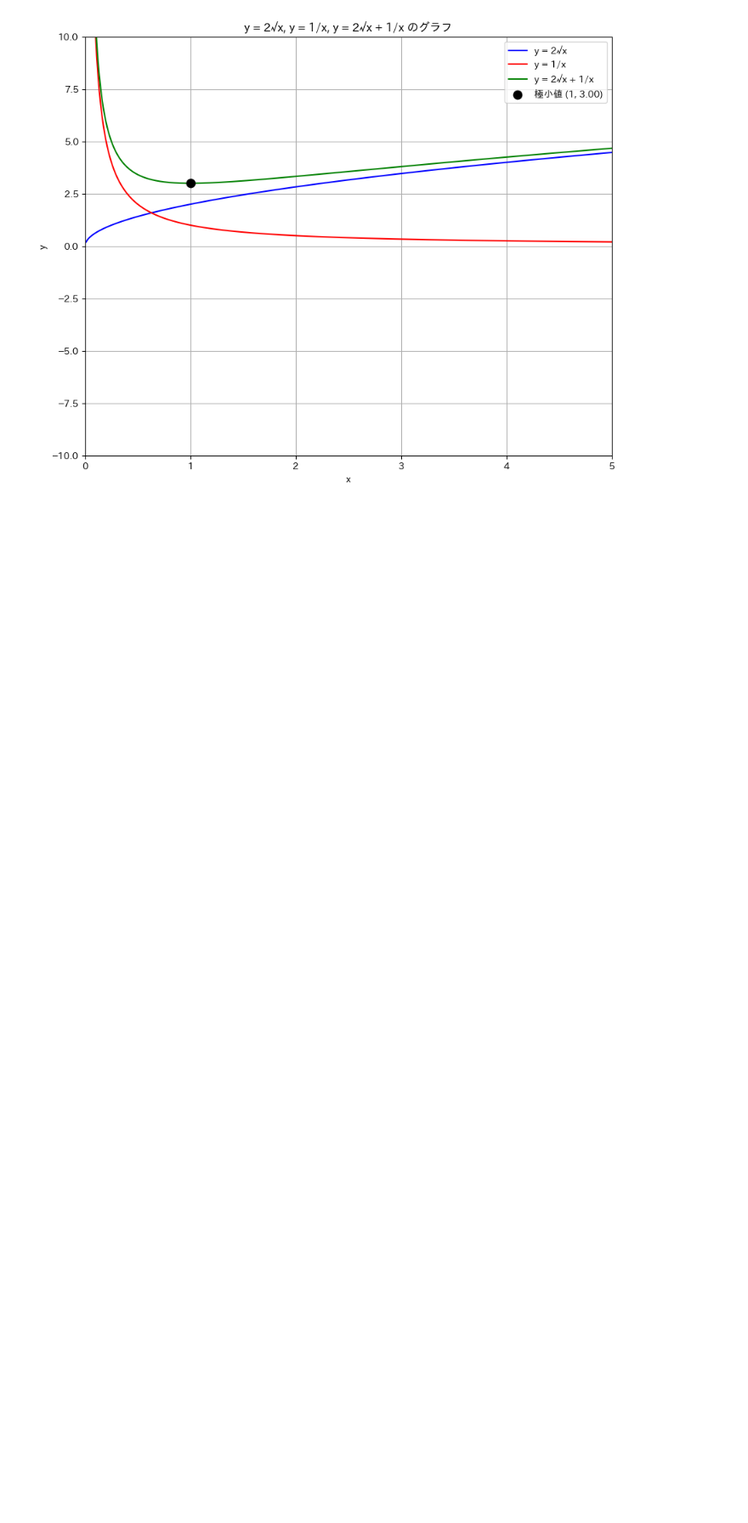
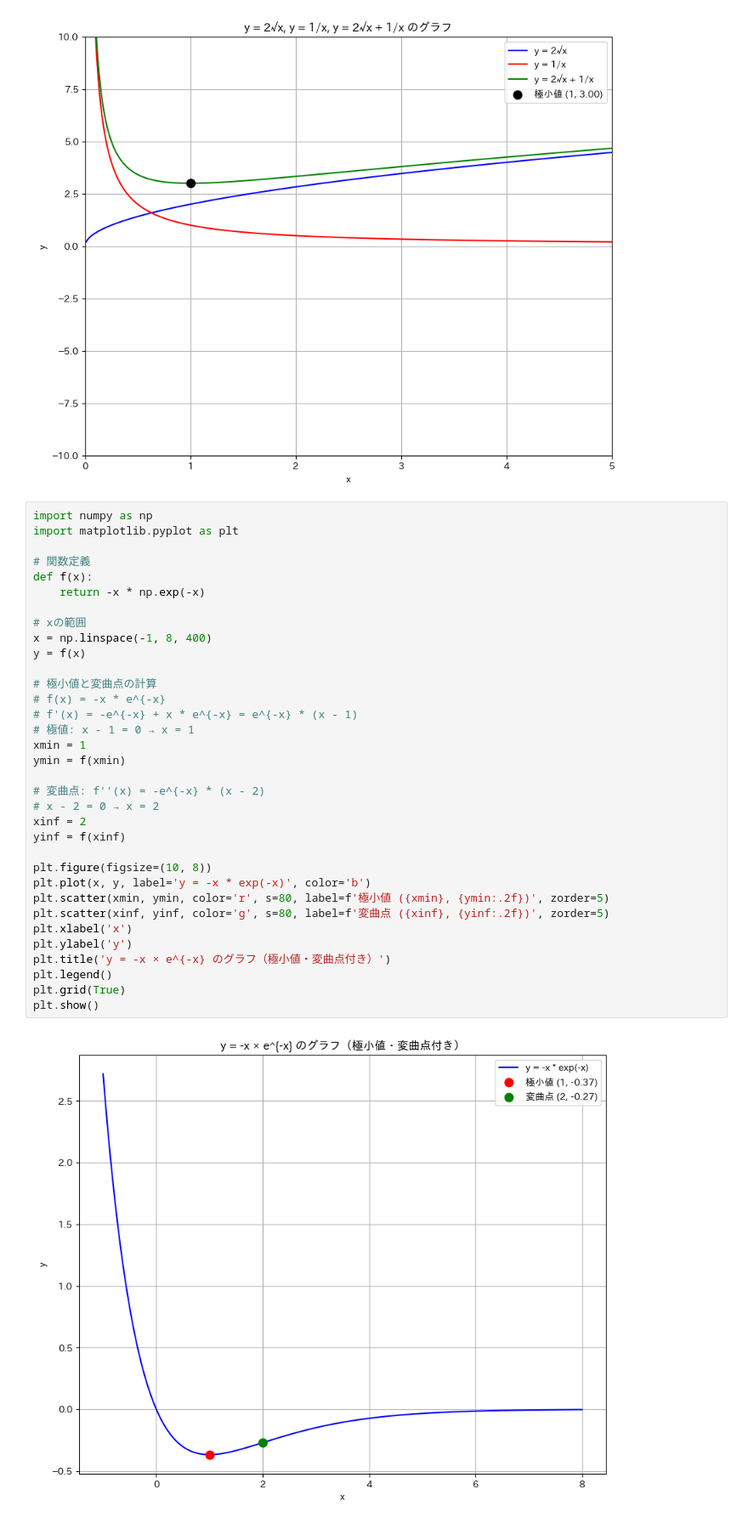
Before and after one commit to takaken94/math, a Jupyter notebook: 関数グラフ.ipynb, the cells around one changed output. Shown at 85% size. Cells and saved outputs as stored; diff of their text form; blank space fills up the shorter version.

```diff
--- a/関数グラフ.ipynb
+++ b/関数グラフ.ipynb
@@ -96,3 +96,39 @@ plt.xlim(0, 5)
 plt.show()
 # %% [output]
 [figure]
+# %%
+import numpy as np
+import matplotlib.pyplot as plt
+
+# 関数定義
+def f(x):
+    return -x * np.exp(-x)
+
+# xの範囲
+x = np.linspace(-1, 8, 400)
+y = f(x)
+
+# 極小値と変曲点の計算
+# f(x) = -x * e^{-x}
+# f'(x) = -e^{-x} + x * e^{-x} = e^{-x} * (x - 1)
+# 極値: x - 1 = 0 → x = 1
+xmin = 1
+ymin = f(xmin)
+
+# 変曲点: f''(x) = -e^{-x} * (x - 2)
+# x - 2 = 0 → x = 2
+xinf = 2
+yinf = f(xinf)
+
+plt.figure(figsize=(10, 8))
+plt.plot(x, y, label='y = -x * exp(-x)', color='b')
+plt.scatter(xmin, ymin, color='r', s=80, label=f'極小値 ({xmin}, {ymin:.2f})', zorder=5)
+plt.scatter(xinf, yinf, color='g', s=80, label=f'変曲点 ({xinf}, {yinf:.2f})', zorder=5)
+plt.xlabel('x')
+plt.ylabel('y')
+plt.title('y = -x × e^{-x} のグラフ（極小値・変曲点付き）')
+plt.legend()
+plt.grid(True)
+plt.show()
+# %% [output]
+[figure, added]
```
